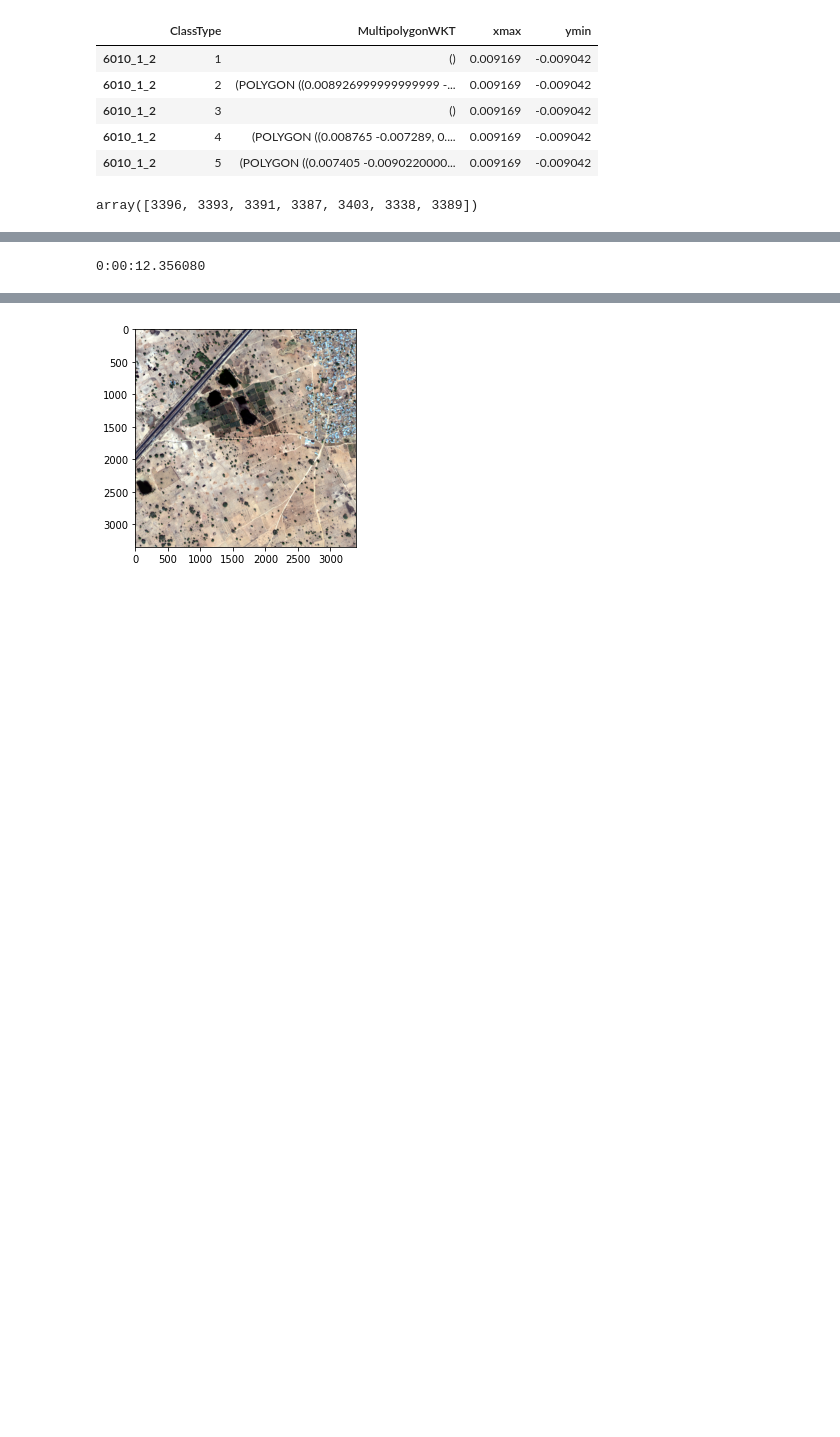
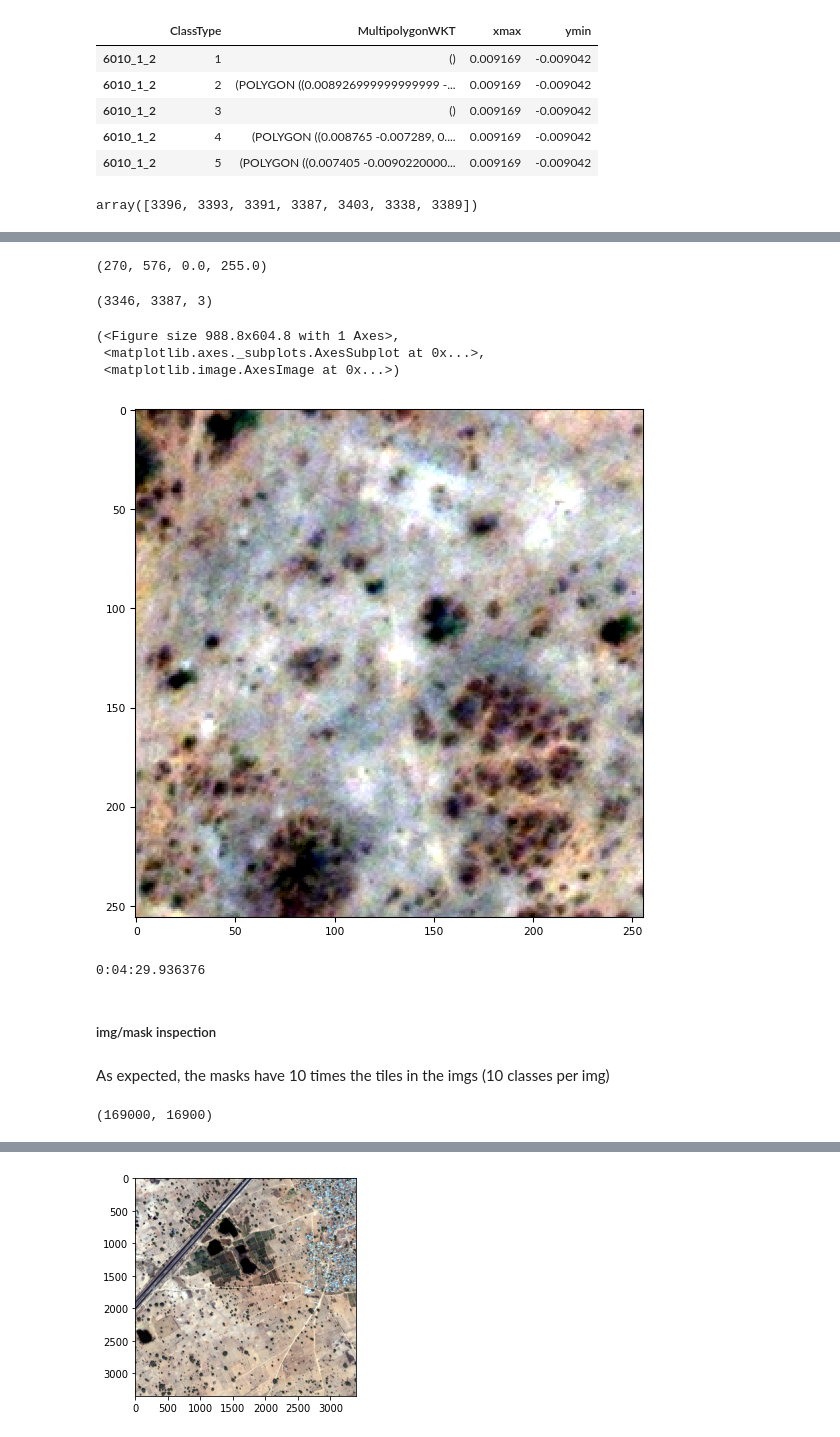
Before and after one commit to wwymak/kaggle-dstl, a Jupyter notebook: starter1.ipynb, the cells around one changed output, grey strips where cells are left out. Saved outputs shown, nothing was run; the diff lists cells and outputs as text; code cells hidden in the pictures; blank space fills up the shorter version.

```diff
--- a/starter1.ipynb
+++ b/starter1.ipynb
@@ -249,9 +327,33 @@ def save_mask_imgs_patches(img_fname, **kwargs):
+# %%
+img_id = "6040_4_4"
+img_rgb = sktif.imread(str(random_10_imgs[1]))#.transpose([1, 2, 0])
+img_rgb_scaled = 255* scale_percentile(img_rgb)
+img_rgb.min(), img_rgb.max(), img_rgb_scaled.min(), img_rgb_scaled.max()
+# %% [output]
+(270, 576, 0.0, 255.0)
+# %%
+img_rgb.shape
+# %% [output]
+(3346, 3387, 3)
+# %%
+sktif.imshow(img_rgb_scaled)
+# %% [output]
+(<Figure size 988.8x604.8 with 1 Axes>,
+ <matplotlib.axes._subplots.AxesSubplot at 0x...>,
+ <matplotlib.image.AxesImage at 0x...>)
+[figure, added]
 # %%
 start = datetime.now()
-building_labels.apply(lambda row:
-      save_mask_imgs_patches(row["imgid"], base_mask=row["masks"],
-                             img_width=row["imgx"], img_height=row["imgy"]), axis=1)
+[save_mask_imgs_patches(img_id) for img_id in labels.index.unique()]
 end = datetime.now()
 print(end-start)
 # %% [output]
-0:00:12.356080
+0:04:29.936376
+# %% [markdown]
+##### img/mask inspection
+# %% [markdown]
+As expected, the masks have 10 times the tiles in the imgs (10 classes per img)
+# %%
+len(masks_train_dir.ls()), len(img_tiles_train_dir.ls())
+# %% [output]
+(169000, 16900)
```
Also changed, not shown: parts of 34 cells of this notebook.
